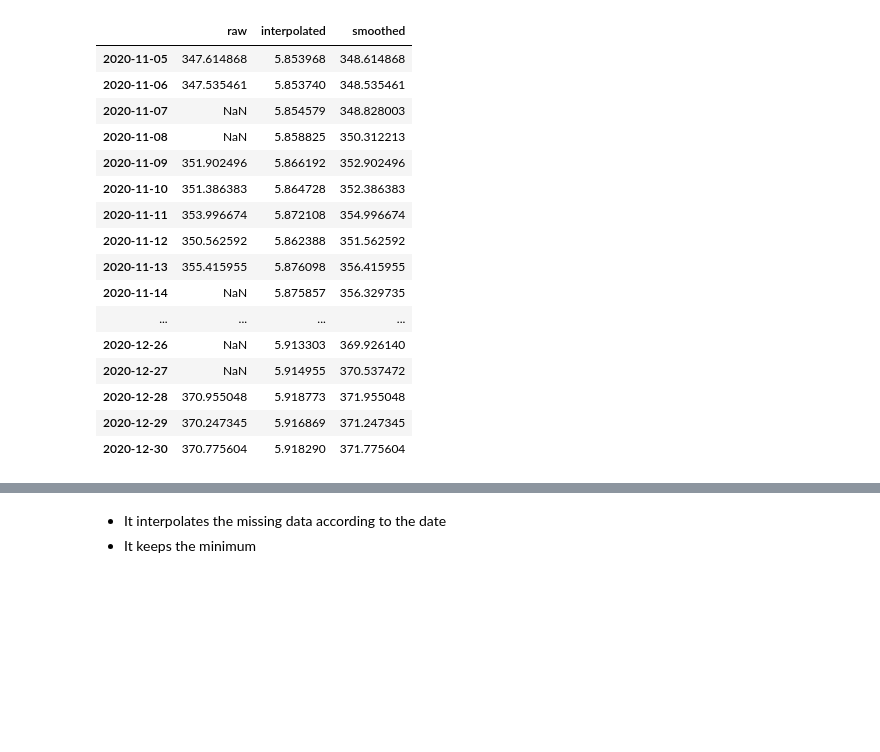
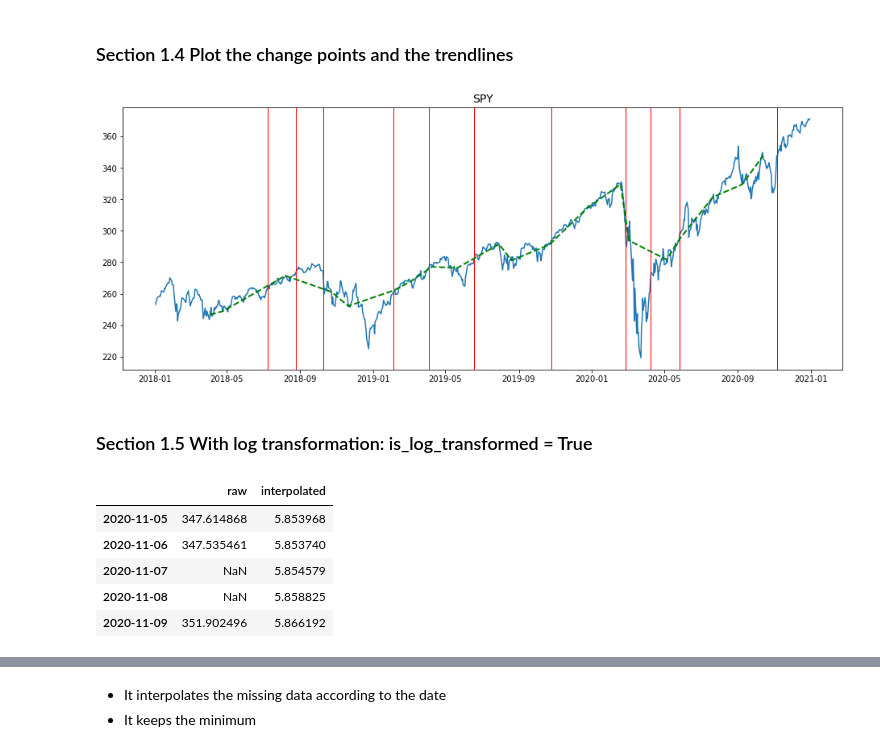
Before and after one commit to dataman-git/win_mac, a Jupyter notebook: Luminaire.ipynb, the cells around one changed output, grey strips where cells are left out. Drawn from its saved outputs; the diff is of its cells as text; code cells hidden in the pictures; blank space fills up the shorter version.

```diff
--- a/Luminaire.ipynb
+++ b/Luminaire.ipynb
@@ -34,0 +123,9 @@ from luminaire.exploration.data_exploration import DataExploration
+# %%
+# Without log transformation: is_log_transformed = False (Default)
+config = WindowDensityHyperParams().params
+de = DataExploration(freq='D',
+                 fill_rate=0.5
+                 #is_log_transformed = True
+                    )
+data2, profile_summary = de.profile(df=data)  #stream_profile(df=data)
+data2.head()
@@ -35,27 +147,44 @@ from luminaire.exploration.data_exploration import DataExploration
+# %% [markdown]
+### Section 1.4 Plot the change points and the trendlines
+# %%
+trend_change_list = list(profile_summary['trend_change_list'])
+change_point_list = list(profile_summary['change_point_list'])
+trendline = data[data.index.isin(trend_change_list)]
+# %%
+import matplotlib.pyplot as plt
+import numpy as np
+
+plt.figure(figsize=(16,6))
+plt.plot(data['raw'], linestyle = '-')
+plt.title('SPY',fontsize=14)
+
+#for x in trend_change_list:
+#    plt.axvline(x,lw=0.8, color='red')
+for x in change_point_list:
+    plt.axvline(x,lw=1, color='red')
+
+plt.plot(trendline,lw=2, linestyle='dashed', color = 'green')
+plt.show()
+#plt.savefig("percentile_plot.png")
+#plt.close()
+# %% [output]
+[figure, added]
+# %% [markdown]
+### Section 1.5 With log transformation: is_log_transformed = True
 # %%
+# Without log transformation: is_log_transformed = False (Default)
 config = WindowDensityHyperParams().params
 de = DataExploration(freq='D',
                  fill_rate=0.01,
                  is_log_transformed = True
                     )
 data2, process_summary = de.profile(df=data)  #stream_profile(df=data)
-data2['smoothed'] = np.exp(data2['interpolated'])
-data2
+trend_change_list = list(process_summary['trend_change_list'])
+data2.head()
 # %% [output]
-|  | raw | interpolated | smoothed |
-| 2020-11-05 | 347.614868 | 5.853968 | 348.614868 |
-| 2020-11-06 | 347.535461 | 5.853740 | 348.535461 |
-| 2020-11-07 | NaN | 5.854579 | 348.828003 |
-| 2020-11-08 | NaN | 5.858825 | 350.312213 |
-| 2020-11-09 | 351.902496 | 5.866192 | 352.902496 |
-| 2020-11-10 | 351.386383 | 5.864728 | 352.386383 |
-| 2020-11-11 | 353.996674 | 5.872108 | 354.996674 |
-| 2020-11-12 | 350.562592 | 5.862388 | 351.562592 |
-| 2020-11-13 | 355.415955 | 5.876098 | 356.415955 |
-| 2020-11-14 | NaN | 5.875857 | 356.329735 |
-| ... | ... | ... | ... |
-| 2020-12-26 | NaN | 5.913303 | 369.926140 |
-| 2020-12-27 | NaN | 5.914955 | 370.537472 |
-| 2020-12-28 | 370.955048 | 5.918773 | 371.955048 |
-| 2020-12-29 | 370.247345 | 5.916869 | 371.247345 |
-| 2020-12-30 | 370.775604 | 5.918290 | 371.775604 |
+|  | raw | interpolated |
+| 2020-11-05 | 347.614868 | 5.853968 |
+| 2020-11-06 | 347.535461 | 5.853740 |
+| 2020-11-07 | NaN | 5.854579 |
+| 2020-11-08 | NaN | 5.858825 |
+| 2020-11-09 | 351.902496 | 5.866192 |
```
Also changed, not shown: parts of 54 cells of this notebook.
